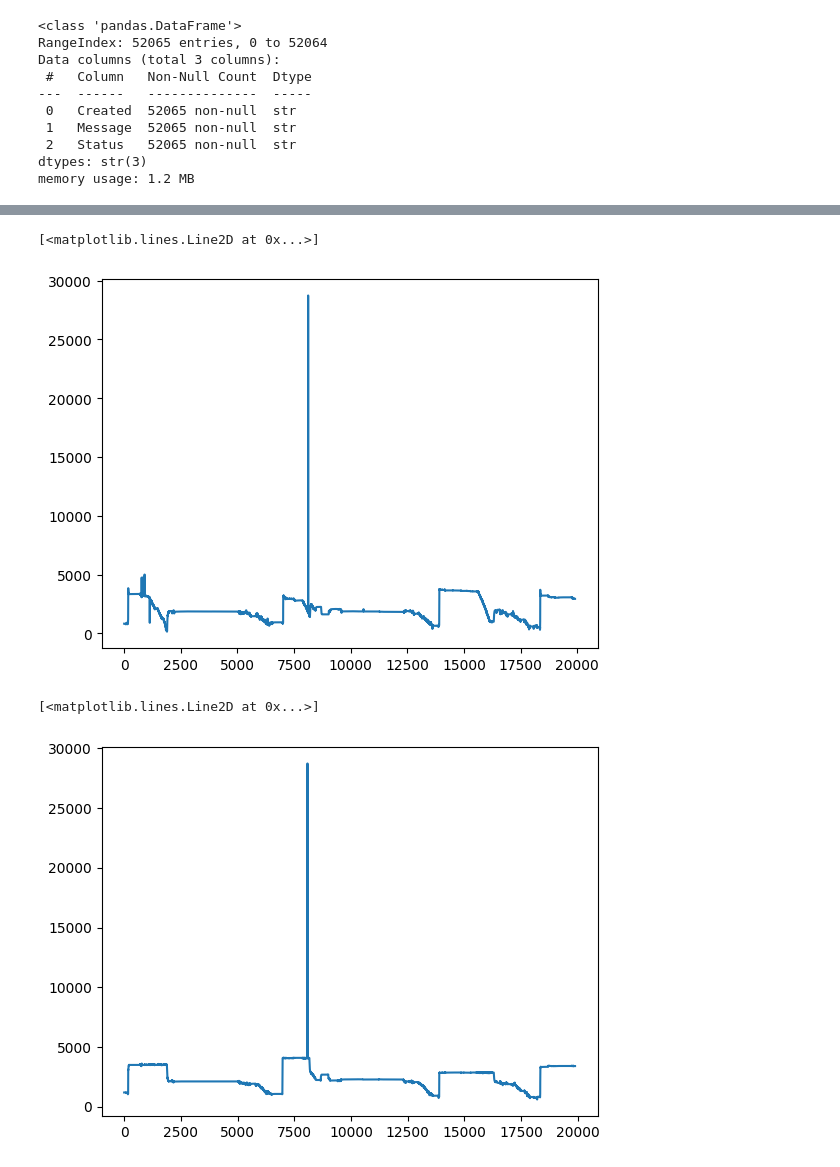
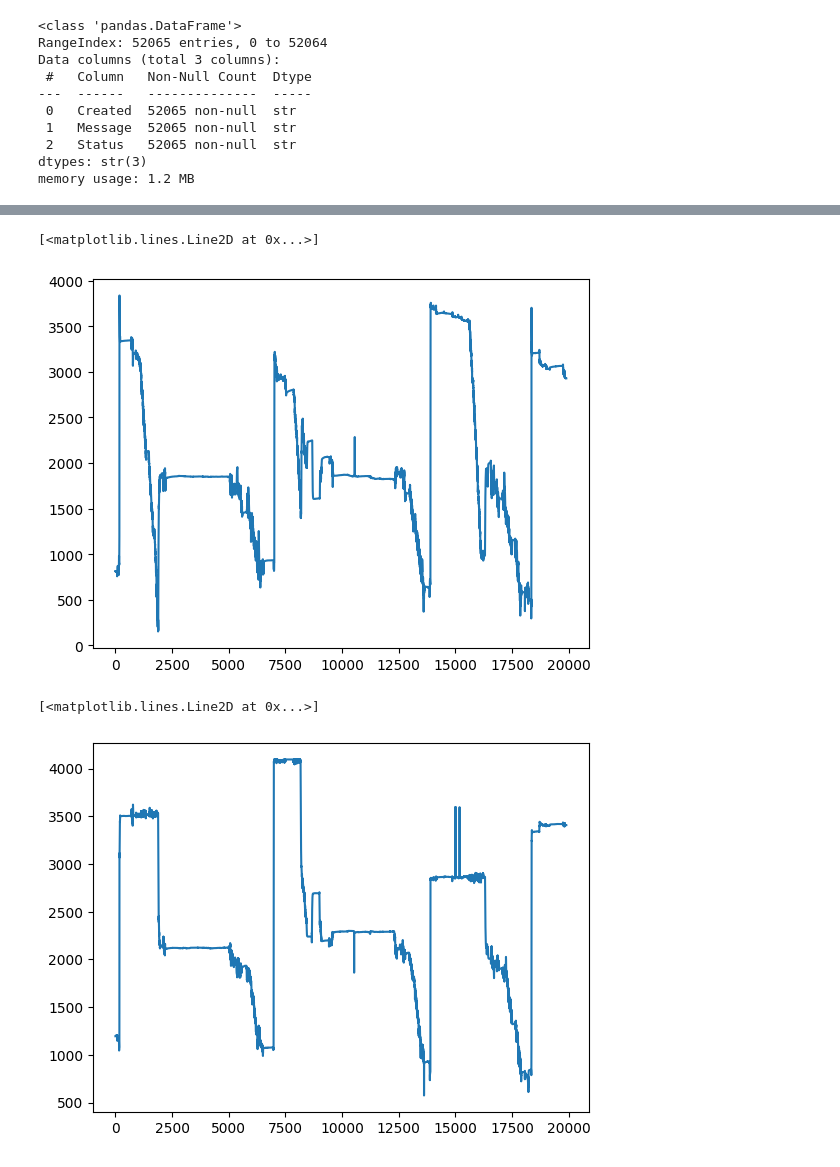
Before and after one commit to jlhb1984/Zonar_projects, a Jupyter notebook: notebooks/templates/fuel_sensor_herox.ipynb, the cells around one changed output, grey strips where cells are left out. Cells and saved outputs as stored; diff of their text form; code cells hidden in the pictures.

Commit message:
Correction on fuel_sensor_herox

```diff
--- a/notebooks/templates/fuel_sensor_herox.ipynb
+++ b/notebooks/templates/fuel_sensor_herox.ipynb
@@ -23,6 +21,6 @@ Data columns (total 3 columns):
 dtypes: str(3)
 memory usage: 1.2 MB
 # %%
-e0x=raw_fuel_data[raw_fuel_data['Status'].str.contains('3E0')]
+e0x=raw_fuel_data[raw_fuel_data['Status'].str.contains('0x252521')]
 row_number=e0x.shape[0]
 #e0x.to_csv('/home/jlhb1984/py-projects/data/veepo/wcr728_.csv')
@@ -85,21 +90,21 @@ Last fuel report fs01:  2026-06-22 15:05:26.187 Last fuel report fs02:  2026-06-
 # %%
 fs01_x_values=[]
 fs02_x_values=[]
 
 for i in range(0,fs01_count):
     fs01_x_values.append(i)
 
 for i in range(0,fs02_count):
     fs02_x_values.append(i)
 
-plt.plot(fs01_x_values,fs01_dec_value)
+plt.plot(fs01_x_values,values_dates_fs01_ordered['value'])
 #plt.plot(fs02_x_values,fs02_dec_value)
 # %% [output]
 [<matplotlib.lines.Line2D at 0x...>]
-[figure, old version]
+[figure, new version]
 # %%
-plt.plot(fs02_x_values,fs02_dec_value)
+plt.plot(fs02_x_values,values_dates_fs02_ordered['value'])
 #plt.plot(fs02_x_values,fs02_dec_value)
 # %% [output]
 [<matplotlib.lines.Line2D at 0x...>]
-[figure, old version]
+[figure, new version]
```
Also changed, not shown: parts of 5 cells of this notebook, 5 other files.
